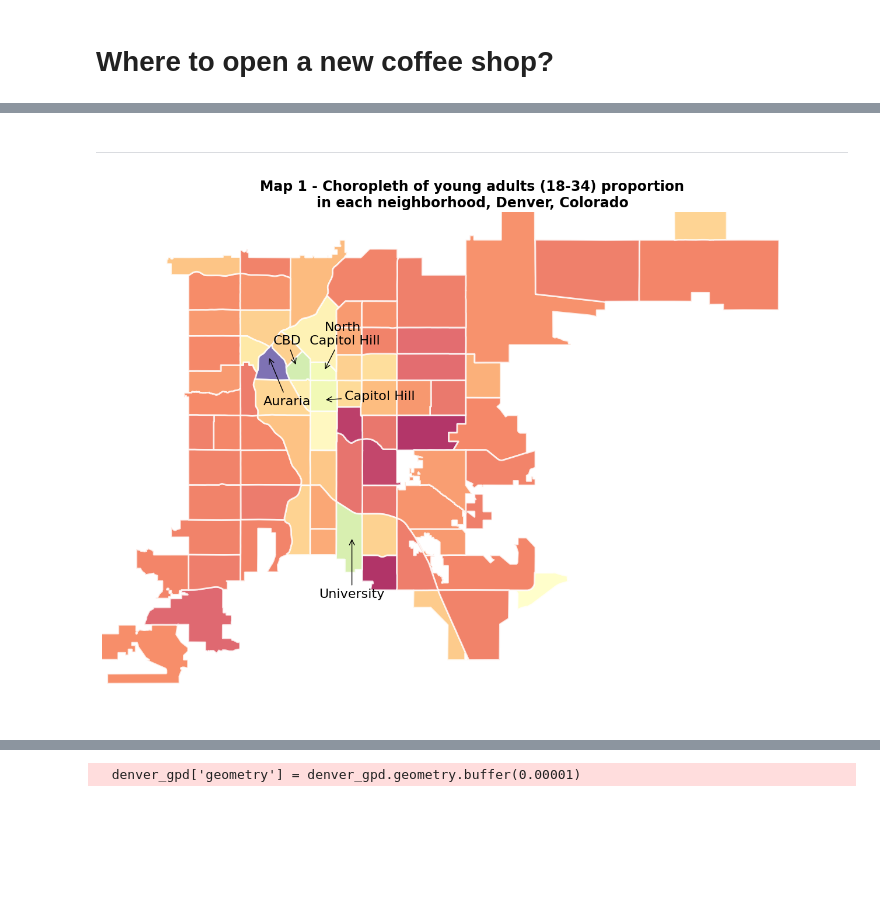
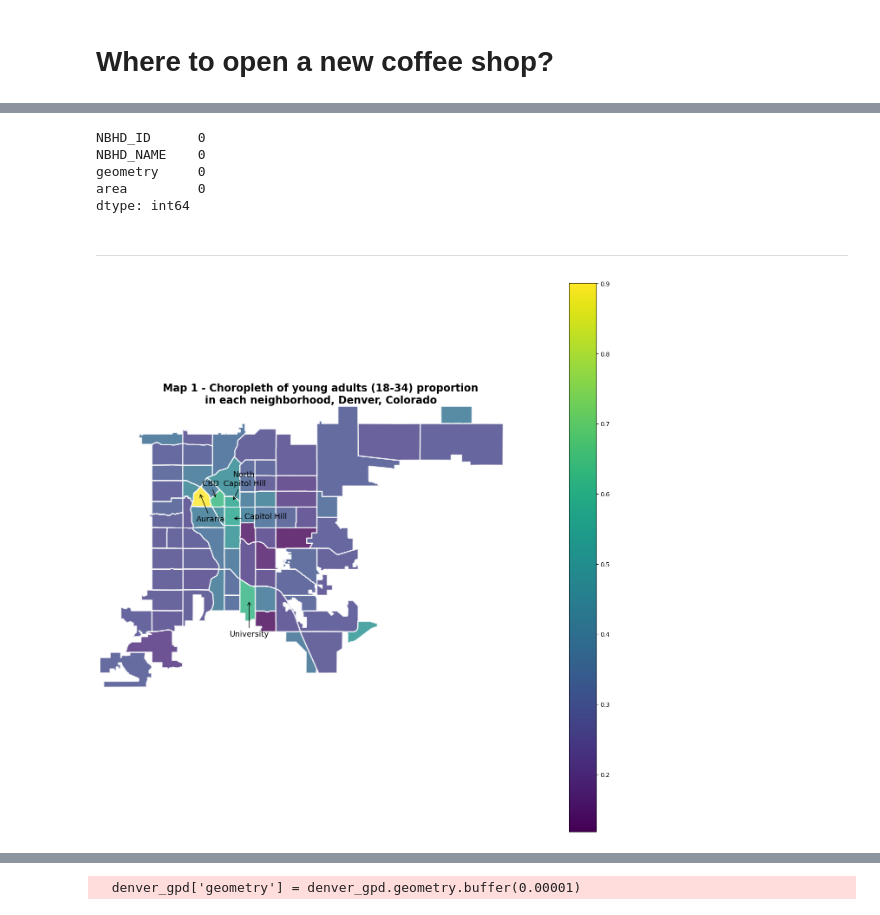
Before and after one commit to Swellisgood/data-virtuoso-python, a Jupyter notebook: coffeeshop/where_to_open_coffeeshop.ipynb, the cells around one changed output, grey strips where cells are left out. Drawn from its saved outputs; the diff is of its cells as text; code cells hidden in the pictures; blank space fills up the shorter version.

```diff
--- a/coffeeshop/where_to_open_coffeeshop.ipynb
+++ b/coffeeshop/where_to_open_coffeeshop.ipynb
@@ -35,6 +86,14 @@ for col in census_imp.columns:
     census_imp[col] = census_imp[col].astype('int')
 
 census_imputed = census[['NBHD_ID', 'NBHD_NAME']].join(census_imp)
+# %%
+neighborhoods.isna().sum()
+# %% [output]
+NBHD_ID      0
+NBHD_NAME    0
+geometry     0
+area         0
+dtype: int64
 # %% [markdown]
 ---
 # %%
@@ -46,7 +105,7 @@ census_neighbors['AGE_LESS_18_prop'] =census_neighbors['AGE_LESS_18'] / census_n
 census_neighbors['AGE_18_TO_34_prop'] =census_neighbors['AGE_18_TO_34'] / census_neighbors['POPULATION_2010']
 census_neighbors['AGE_35_TO_65_prop'] =census_neighbors['AGE_35_TO_65'] / census_neighbors['POPULATION_2010']
 census_neighbors['AGE_65_PLUS_prop'] =census_neighbors['AGE_65_PLUS'] / census_neighbors['POPULATION_2010']
-#census_neighbors['NUM_HHLD_100K+'].fillna(0,inplace=True)
+census_neighbors['NUM_HHLD_100K+'].fillna(0,inplace=True)
 census_neighbors['NUM_HHLD_100K_prop'] = census_neighbors['NUM_HHLD_100K+'] / census_neighbors['NUM_HOUSEHOLDS']
 census_neighbors['density'] = census_neighbors['POPULATION_2010'] / census_neighbors['area']
 
@@ -56,32 +119,29 @@ census_neighbors['density_scaled'] = \
 # %%
 # First map
 fig, ax= plt.subplots(1,1, figsize=(13, 13))
 
 plt.title('Map 1 - Choropleth of young adults (18-34) proportion\nin each neighborhood, Denver, Colorado', size=17, weight='heavy')
-census_neighbors.plot(column='AGE_18_TO_34_prop', cmap='Spectral',
+census_neighbors.plot(column='AGE_18_TO_34_prop', cmap='viridis', legend=True,
                       edgecolor='white',linewidth=2, ax=ax, alpha=0.8)
 
-def plot_annotate(name, xy, xytext, color='black'):
-    ax.annotate(text=name, xy=xy, xytext=xytext, size=16, arrowprops=dict(arrowstyle="->", color=color),
-                horizontalalignment='center', color=color)
 
 plot_annotate('Auraria', (-105.01, 39.75), (-105, 39.73))
 plot_annotate('University', (-104.965, 39.675), (-104.965, 39.65))
 plot_annotate('CBD', (-104.995, 39.746), (-105, 39.755))
 plot_annotate('Capitol Hill', (-104.98, 39.732), (-104.95, 39.732))
 plot_annotate('North\n Capitol Hill', (-104.98, 39.744), (-104.97, 39.755))
 
 ax.spines['right'].set_visible(False)
 ax.spines['left'].set_visible(False)
 ax.spines['top'].set_visible(False)
 ax.spines['bottom'].set_visible(False)
 
 plt.xlim([-105.1,-104.7])
 plt.ylim([39.6,39.81])
 plt.axis('off')
 plt.tight_layout()
 # %% [output]
-[figure, old version]
+[figure, new version]
 # %%
 # Second map
 fig, ax= plt.subplots(1,1, figsize=(13, 13))
```
Also changed, not shown: parts of 19 cells of this notebook.
